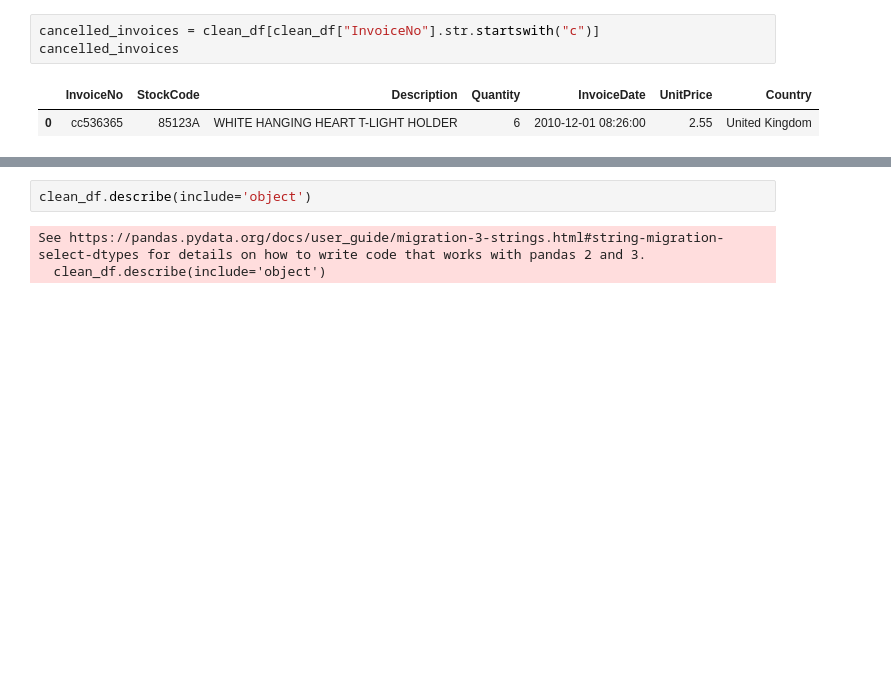
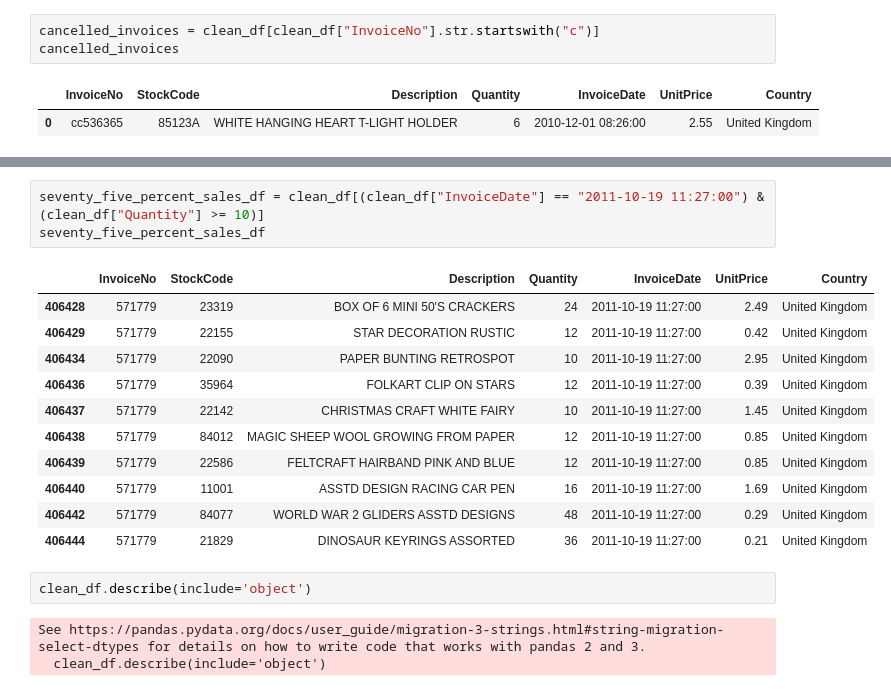
Before and after one commit to JosephRidge/AnalysisDSA101, a Jupyter notebook: analysis105.ipynb, the cells around one changed output, grey strips where cells are left out. Cells and saved outputs as stored; diff of their text form; blank space fills up the shorter version.

```diff
--- a/analysis105.ipynb
+++ b/analysis105.ipynb
@@ -201,3 +216,18 @@ cancelled_invoices
+# %%
+seventy_five_percent_sales_df = clean_df[(clean_df["InvoiceDate"] == "2011-10-19 11:27:00") &  (clean_df["Quantity"] >= 10)]
+seventy_five_percent_sales_df
+# %% [output]
+|  | InvoiceNo | StockCode | Description | Quantity | InvoiceDate | UnitPrice | Country |
+| 406428 | 571779 | 23319 | BOX OF 6 MINI 50'S CRACKERS | 24 | 2011-10-19 11:27:00 | 2.49 | United Kingdom |
+| 406429 | 571779 | 22155 | STAR DECORATION RUSTIC | 12 | 2011-10-19 11:27:00 | 0.42 | United Kingdom |
+| 406434 | 571779 | 22090 | PAPER BUNTING RETROSPOT | 10 | 2011-10-19 11:27:00 | 2.95 | United Kingdom |
+| 406436 | 571779 | 35964 | FOLKART CLIP ON STARS | 12 | 2011-10-19 11:27:00 | 0.39 | United Kingdom |
+| 406437 | 571779 | 22142 | CHRISTMAS CRAFT WHITE FAIRY | 10 | 2011-10-19 11:27:00 | 1.45 | United Kingdom |
+| 406438 | 571779 | 84012 | MAGIC SHEEP WOOL GROWING FROM PAPER | 12 | 2011-10-19 11:27:00 | 0.85 | United Kingdom |
+| 406439 | 571779 | 22586 | FELTCRAFT HAIRBAND PINK AND BLUE | 12 | 2011-10-19 11:27:00 | 0.85 | United Kingdom |
+| 406440 | 571779 | 11001 | ASSTD DESIGN RACING CAR PEN | 16 | 2011-10-19 11:27:00 | 1.69 | United Kingdom |
+| 406442 | 571779 | 84077 | WORLD WAR 2 GLIDERS ASSTD DESIGNS | 48 | 2011-10-19 11:27:00 | 0.29 | United Kingdom |
+| 406444 | 571779 | 21829 | DINOSAUR KEYRINGS ASSORTED | 36 | 2011-10-19 11:27:00 | 0.21 | United Kingdom |
 # %%
 clean_df.describe(include='object')
 # %% [output]
```
Also changed, not shown: parts of 5 cells of this notebook.
